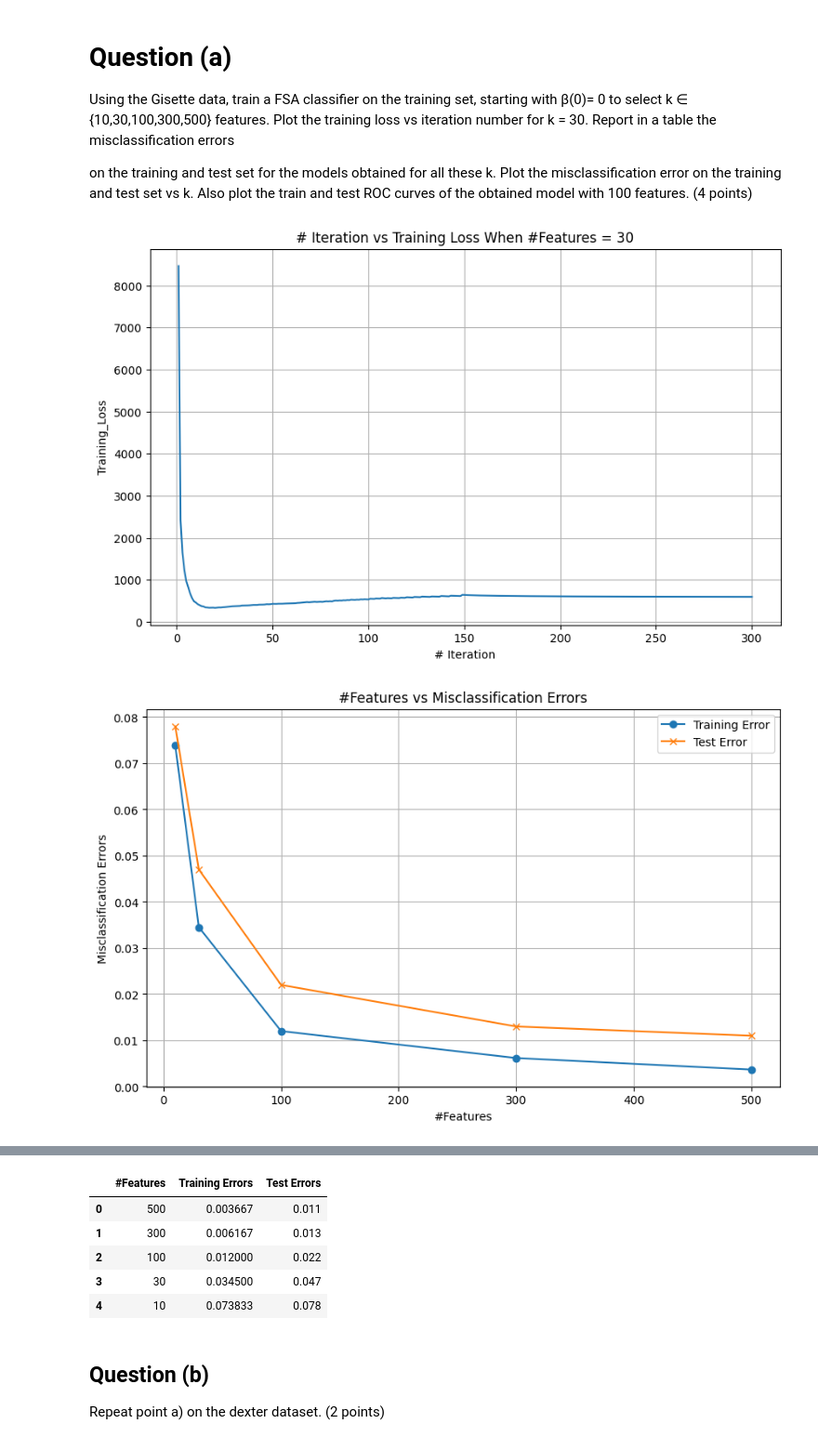
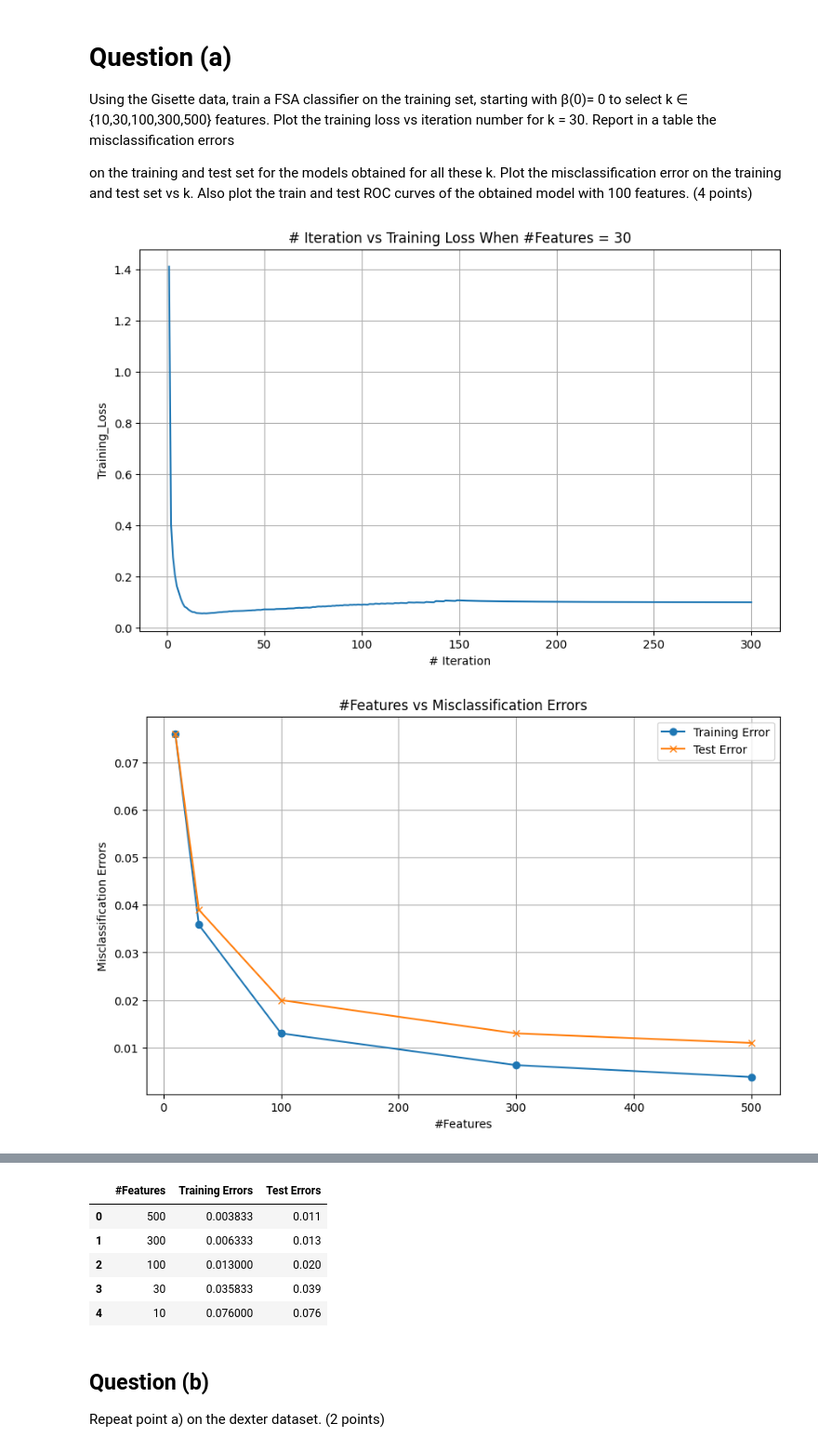
Before and after one commit to mao1756/STA5635_fa23, a Jupyter notebook: HW5/HW5.ipynb, the cells around one changed output, grey strips where cells are left out. Shown: that part at 93% size. Drawn from its saved outputs; the diff is of its cells as text; code cells hidden in the pictures.

```diff
--- a/HW5/HW5.ipynb
+++ b/HW5/HW5.ipynb
@@ -80,16 +80,15 @@ class FSA():
 
     def _loss(self, weights, X, y):
         """ the logistic loss with L2 term
-        Copied from my solution from HW3
         """
         wXT = np.matmul(weights, X.T)
         y_new = np.where(wXT < 0, y, y-1)
-        return -np.dot(y_new, wXT)+v_log_one_exp(wXT).sum()+\
+        return (1./X.shape[0])*(-np.dot(y_new, wXT)+v_log_one_exp(wXT).sum())+\
                 self.s*np.dot(weights, weights)
 
     def _grad(self, w, X, y):
         Xw= np.matmul(X, w)
-        grad = -np.matmul(X.T, y-expit(Xw)) + 2*self.s*w
+        grad = -(1/X.shape[0])*np.matmul(X.T, y-expit(Xw)) + 2*self.s*w
         return grad
 
     def fit(self, X, y):
@@ -281,13 +280,13 @@ train_y.replace(-1, 0, inplace = True)
 test_y.replace(-1, 0, inplace = True)
 # %%
 hw = HW5(train_x, train_y, test_x, test_y,
-          eta = 1./train_x.shape[0])
+          eta = 1)
 hw.plot_trainloss_30()
 hw.plot_misclass_all()
 df = hw.report_table()
 hw.show_roc(train_y, test_y)
 
 df
 # %% [output]
-[figure, old version]
+[figure, new version]
-[figure, old version]
+[figure, new version]
@@ -295,9 +294,9 @@ df
 |  | #Features | Training Errors | Test Errors |
-| 0 | 500 | 0.003667 | 0.011 |
-| 1 | 300 | 0.006167 | 0.013 |
-| 2 | 100 | 0.012000 | 0.022 |
-| 3 | 30 | 0.034500 | 0.047 |
-| 4 | 10 | 0.073833 | 0.078 |
+| 0 | 500 | 0.003833 | 0.011 |
+| 1 | 300 | 0.006333 | 0.013 |
+| 2 | 100 | 0.013000 | 0.020 |
+| 3 | 30 | 0.035833 | 0.039 |
+| 4 | 10 | 0.076000 | 0.076 |
 # %% [markdown]
 ## Question (b)
  Repeat point a) on the dexter dataset. (2 points)
```
Also changed, not shown: parts of 3 cells of this notebook, 1 other file.
